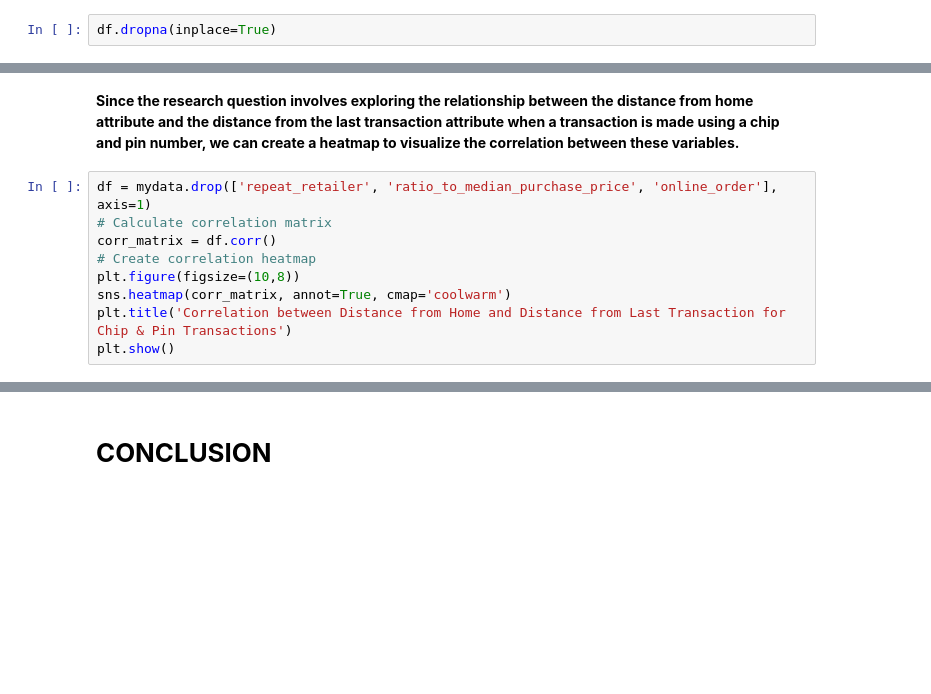
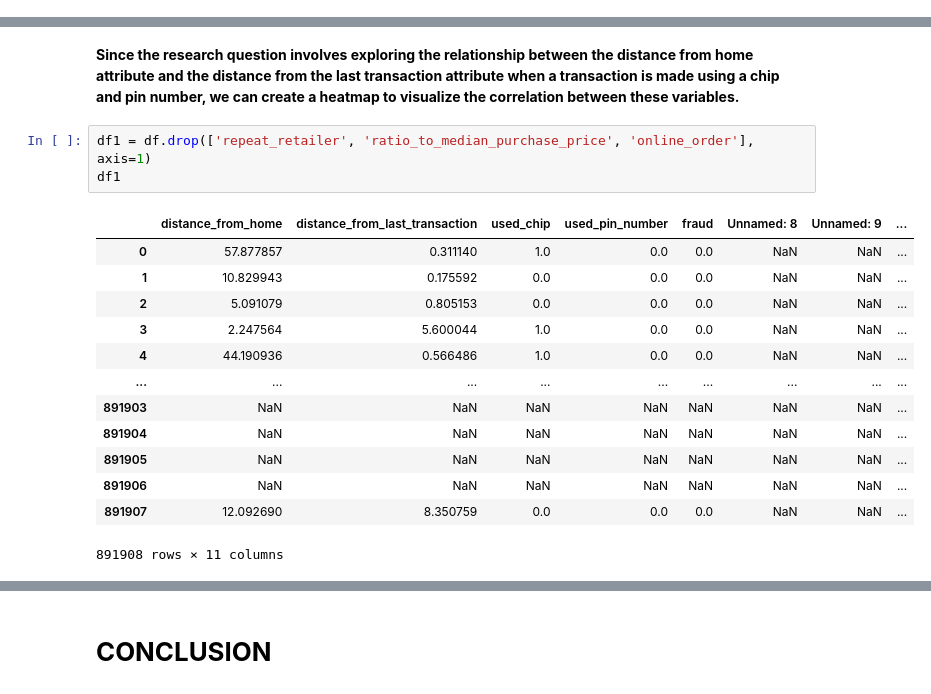
Before and after one commit to KarimKhalil33/CreditCard-Fraud-Data-Analysis, a Jupyter notebook: analysis/analysis3.ipynb, the cells around one changed output, grey strips where cells are left out. Drawn from its saved outputs; the diff is of its cells as text; blank space fills up the shorter version.

```diff
--- a/analysis/analysis3.ipynb
+++ b/analysis/analysis3.ipynb
@@ -48,8 +55,6 @@ dtypes: float64(13), object(1)
 memory usage: 95.3+ MB
 # %% [markdown]
 **Using the info() function on the dataframe we can see that there are 861948 non-null values for each column present in this dataset. We can also see that row 8-13 have all null values which means that we can remove these rows without having any affect on the entire dataset.**
-# %%
-df.dropna(inplace=True)
 # %% [markdown]
 **Now, let's look at how the two variables of interest are distributed ("distance_from_home" and "distance_from_last_transaction"), using histograms:**
 # %%
@@ -108,12 +115,20 @@ plt.show()
 **This plot allows us to see the relationships between the distances and the other variables, as well as how these relationships differ between fraudulent and non-fraudulent transactions.**
 # %% [markdown]
 **Since the research question involves exploring the relationship between the distance from home attribute and the distance from the last transaction attribute when a transaction is made using a chip and pin number, we can create a heatmap to visualize the correlation between these variables.**
-# %%
-df = mydata.drop(['repeat_retailer', 'ratio_to_median_purchase_price', 'online_order'], axis=1)
-# Calculate correlation matrix
-corr_matrix = df.corr()
-# Create correlation heatmap
-plt.figure(figsize=(10,8))
-sns.heatmap(corr_matrix, annot=True, cmap='coolwarm')
-plt.title('Correlation between Distance from Home and Distance from Last Transaction for Chip & Pin Transactions')
-plt.show()
+# %%
+df1 = df.drop(['repeat_retailer', 'ratio_to_median_purchase_price', 'online_order'], axis=1)
+df1
+# %% [output]
+|  | distance_from_home | distance_from_last_transaction | used_chip | used_pin_number | fraud | Unnamed: 8 | Unnamed: 9 | ... |
+| 0 | 57.877857 | 0.311140 | 1.0 | 0.0 | 0.0 | NaN | NaN | ... |
+| 1 | 10.829943 | 0.175592 | 0.0 | 0.0 | 0.0 | NaN | NaN | ... |
+| 2 | 5.091079 | 0.805153 | 0.0 | 0.0 | 0.0 | NaN | NaN | ... |
+| 3 | 2.247564 | 5.600044 | 1.0 | 0.0 | 0.0 | NaN | NaN | ... |
+| 4 | 44.190936 | 0.566486 | 1.0 | 0.0 | 0.0 | NaN | NaN | ... |
+| ... | ... | ... | ... | ... | ... | ... | ... | ... |
+| 891903 | NaN | NaN | NaN | NaN | NaN | NaN | NaN | ... |
+| 891904 | NaN | NaN | NaN | NaN | NaN | NaN | NaN | ... |
+| 891905 | NaN | NaN | NaN | NaN | NaN | NaN | NaN | ... |
+| 891906 | NaN | NaN | NaN | NaN | NaN | NaN | NaN | ... |
+| 891907 | 12.092690 | 8.350759 | 0.0 | 0.0 | 0.0 | NaN | NaN | ... |
+891908 rows × 11 columns
```
Also changed, not shown: parts of 4 cells of this notebook.
